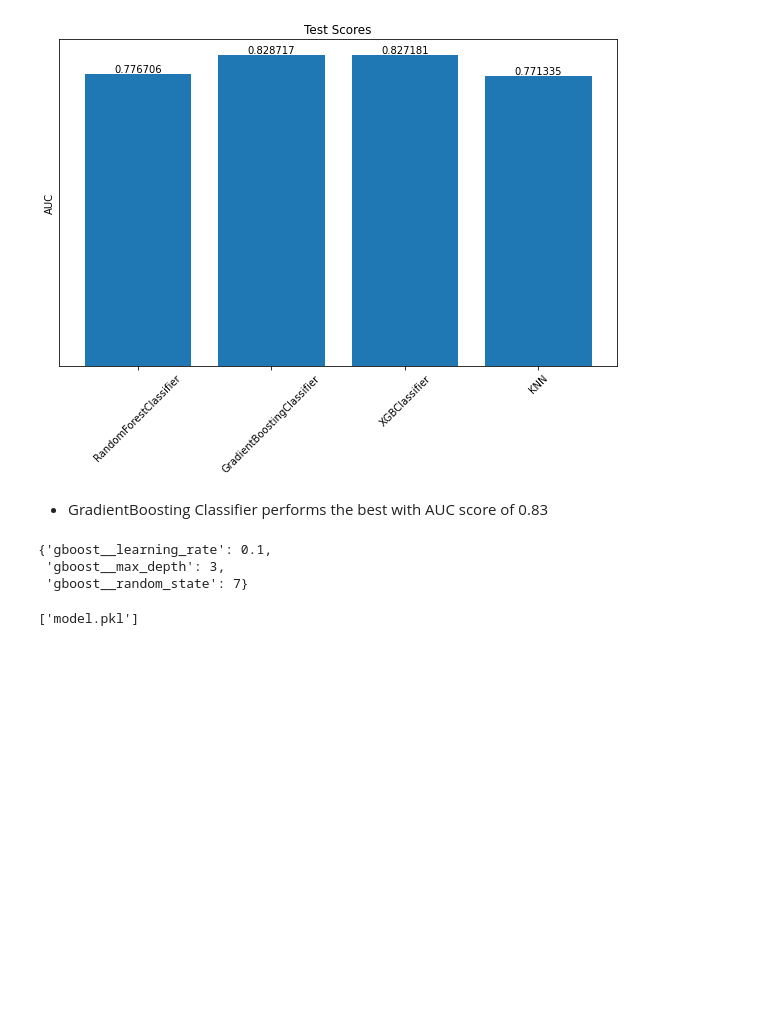
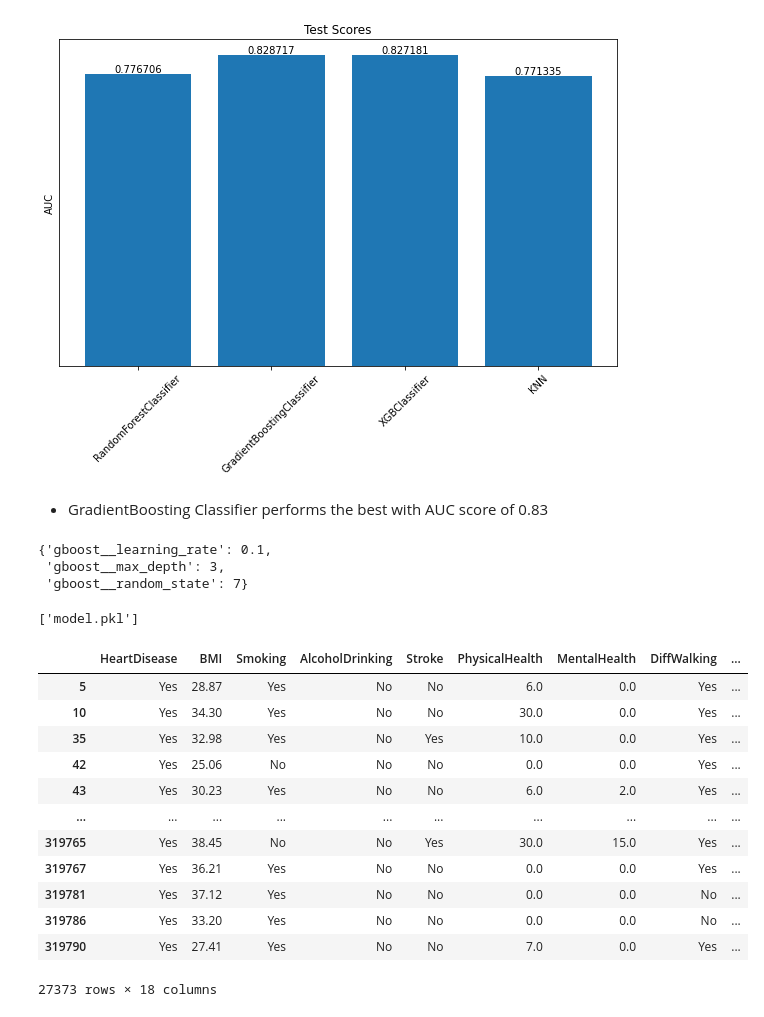
Before and after one commit to sumitkumar-00/HeartDisease, a Jupyter notebook: notebook/heart_disease.ipynb, the cells around one changed output. Saved outputs shown, nothing was run; the diff lists cells and outputs as text; code cells hidden in the pictures; blank space fills up the shorter version.

```diff
--- a/notebook/heart_disease.ipynb
+++ b/notebook/heart_disease.ipynb
@@ -24,7 +24,7 @@ import seaborn as sns
 # %% [markdown]
 ### Load Data:
 # %%
-df = pd.read_csv("heart_2020_cleaned.csv")
+df = pd.read_csv("../data/heart_2020_cleaned.csv")
 print("Number of observation: " + str(df.shape[0]))
 print("Number of columns: " + str(df.shape[1]))
 # %% [output]
@@ -356,3 +356,19 @@ results[1][1].best_params_
 dump(results[1][1],"../model/heart_disease.pkl")
 # %% [output]
 ['model.pkl']
+# %%
+df[df.HeartDisease=='Yes']
+# %% [output]
+|  | HeartDisease | BMI | Smoking | AlcoholDrinking | Stroke | PhysicalHealth | MentalHealth | DiffWalking | ... |
+| 5 | Yes | 28.87 | Yes | No | No | 6.0 | 0.0 | Yes | ... |
+| 10 | Yes | 34.30 | Yes | No | No | 30.0 | 0.0 | Yes | ... |
+| 35 | Yes | 32.98 | Yes | No | Yes | 10.0 | 0.0 | Yes | ... |
+| 42 | Yes | 25.06 | No | No | No | 0.0 | 0.0 | Yes | ... |
+| 43 | Yes | 30.23 | Yes | No | No | 6.0 | 2.0 | Yes | ... |
+| ... | ... | ... | ... | ... | ... | ... | ... | ... | ... |
+| 319765 | Yes | 38.45 | No | No | Yes | 30.0 | 15.0 | Yes | ... |
+| 319767 | Yes | 36.21 | Yes | No | No | 0.0 | 0.0 | Yes | ... |
+| 319781 | Yes | 37.12 | Yes | No | No | 0.0 | 0.0 | No | ... |
+| 319786 | Yes | 33.20 | Yes | No | No | 0.0 | 0.0 | No | ... |
+| 319790 | Yes | 27.41 | Yes | No | No | 7.0 | 0.0 | Yes | ... |
+27373 rows × 18 columns
```
Also changed, not shown: 6 other files.
